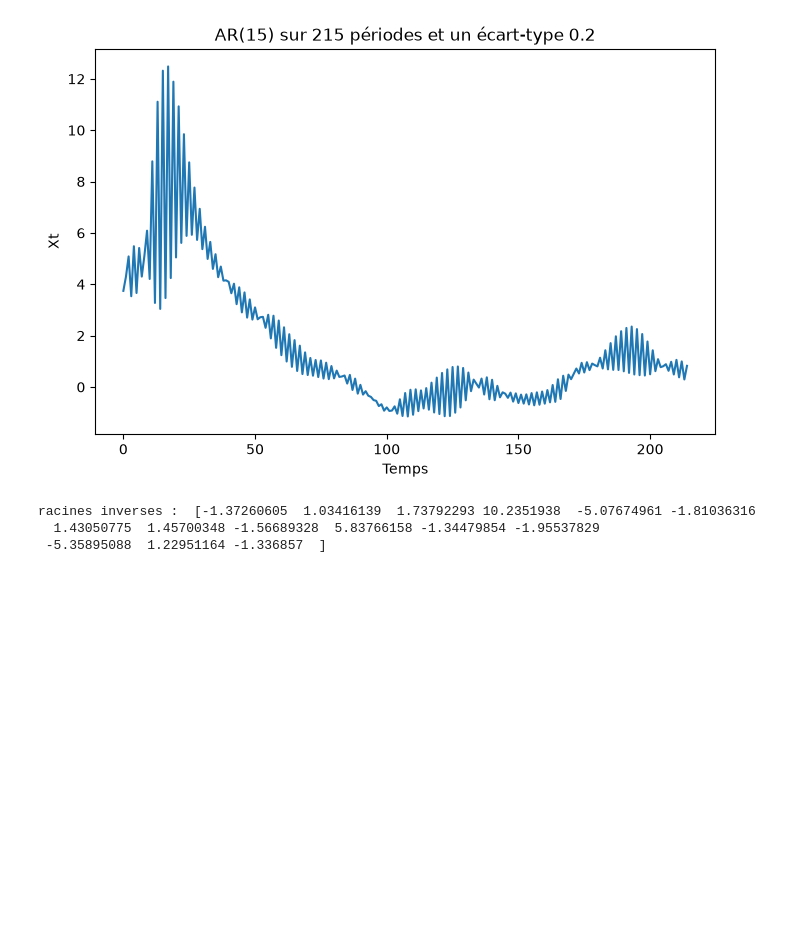
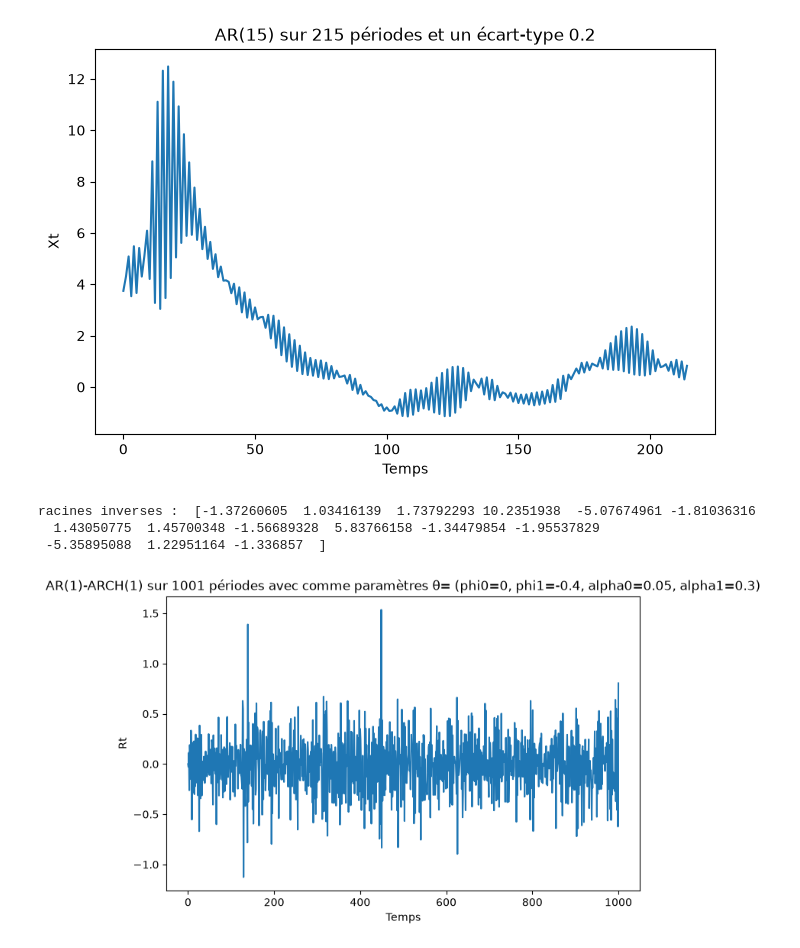
Before and after one commit to Maxime-Skryma/Spread_Crypto, a Jupyter notebook: Simulations_ARCH_AR.ipynb, the cells around one changed output. Saved outputs shown, nothing was run; the diff lists cells and outputs as text; code cells hidden in the pictures; blank space fills up the shorter version.

Commit message:
Pipeline propre pour AR-ARCH

```diff
--- a/Simulations_ARCH_AR.ipynb
+++ b/Simulations_ARCH_AR.ipynb
@@ -4,8 +4,8 @@ import matplotlib.pyplot as plt
 rng = np.random.default_rng()
 # %%
 def simulate_ARCH(x,n,alpha0,alpha1):
-    if alpha0<=0 or alpha1<0:
-        raise ValueError("Attention, ces conditions rendent la variance soit négative, soit elle divergera")
+    if alpha0 <= 0 or alpha1 < 0 or alpha1 >= 1:
+        raise ValueError("Paramètres ARCH invalides : risque de variance négative ou explosive.")
     z=rng.standard_normal(n)
     sigma_carre=alpha0+alpha1*(x**2)
 
@@ -223,11 +223,20 @@ racines inverses :  [-1.37260605  1.03416139  1.73792293 10.2351938  -5.07674961
 #Let's build an AR(1)-ARCH(1) and maybe after generalize :
 
 def AR_ARCH(x,n,phi0,phi1,alpha0,alpha1):
-    resultats,_= simulate_ARCH(x,n,alpha0,alpha1)
-    mu=[0]*n
-    for k in range(1,n):
-        mu[k]=phi0+phi1*(mu[k-1]+resultats[k-1])
-    actif=resultats+mu
+    if abs(phi1) >= 1:
+        raise ValueError("Paramètre AR invalide : le processus n'est pas stationnaire en moyenne.")
+
+    epsilon,_= simulate_ARCH(x,n,alpha0,alpha1)
+    mu=[0]*(n+1)
+
+    mu[0]=phi0
+
+    for k in range(0,n):
+        mu[k+1]=phi0+phi1*(mu[k]+epsilon[k])
+
+    epsilon=np.array(epsilon)
+    mu=np.array(mu)
+    actif=epsilon+mu
 
     plt.figure(figsize=(8, 5))
     plt.plot(actif)
@@ -236,4 +245,16 @@ def AR_ARCH(x,n,phi0,phi1,alpha0,alpha1):
     plt.ylabel('Rt')
     plt.show()
 
-    return resultats,mu,actif
+    return epsilon,mu,actif
+# %%
+x=0
+n=1000
+phi0=0
+phi1=-0.4
+alpha0=0.05
+alpha1=0.3
+
+
+resultats,mu,actif=AR_ARCH(x,n,phi0,phi1,alpha0,alpha1)
+# %% [output]
+[figure, added]
```
